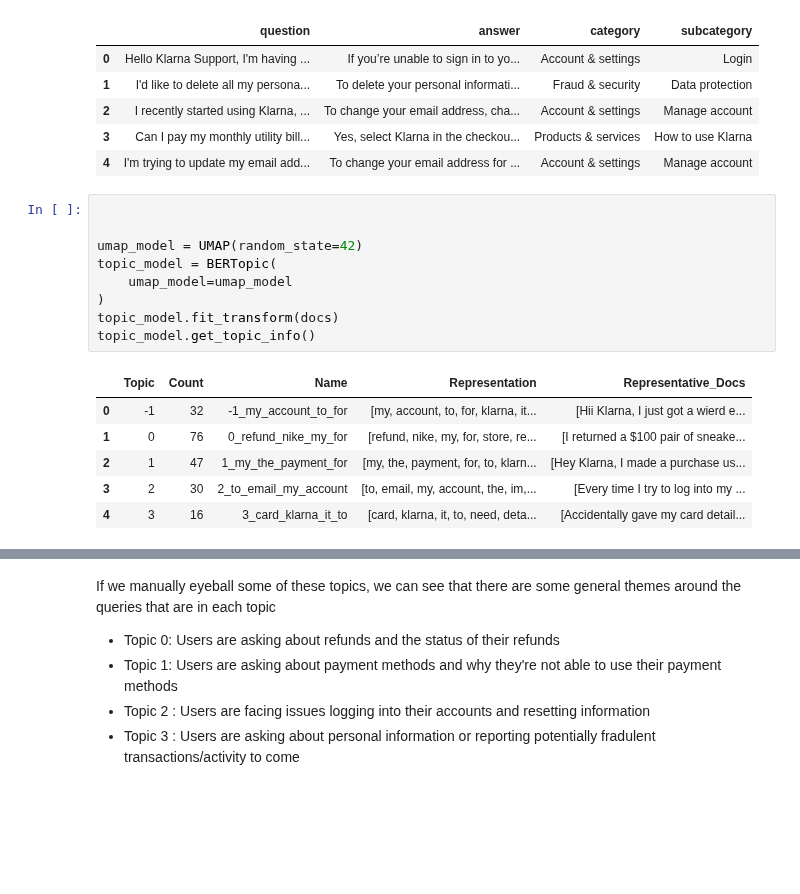
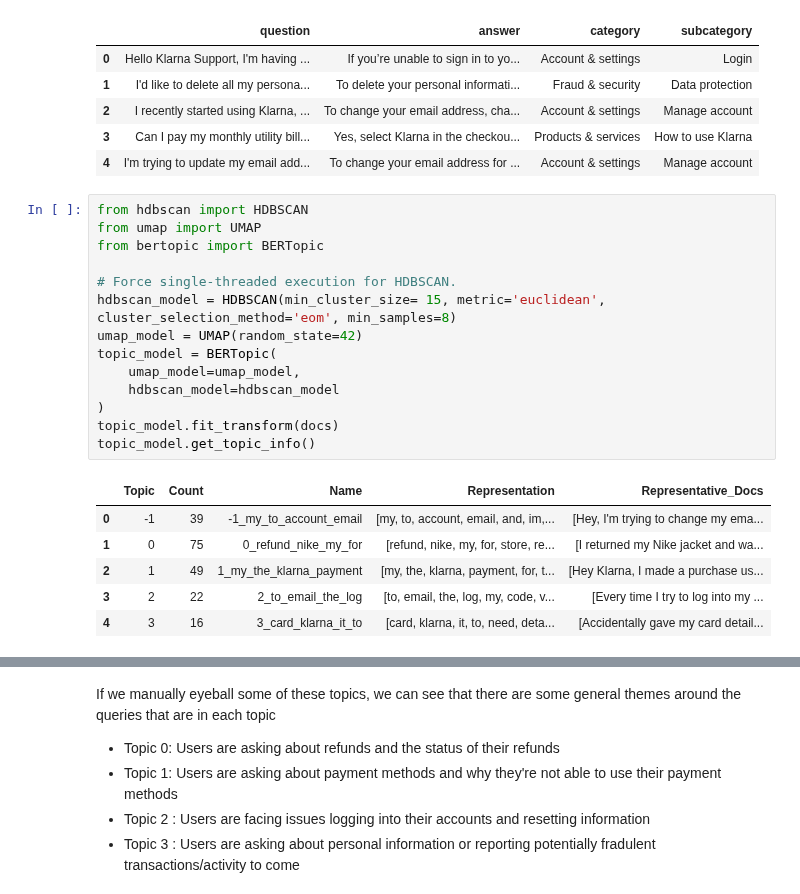
Before and after one commit to sanyaade-teachings/systematically-improving-rag, a Jupyter notebook: cohort_2/week4/2. Topic Modelling.ipynb, the cells around one changed output, grey strips where cells are left out. Cells and saved outputs as stored; diff of their text form; blank space fills up the shorter version.

Commit message:
fix: fixing the HDBScan model too so that the output is more deterministic

```diff
--- a/cohort_2/week4/2. Topic Modelling.ipynb
+++ b/cohort_2/week4/2. Topic Modelling.ipynb
@@ -74,20 +74,25 @@ df.head()
 | 3 | Can I pay my monthly utility bill... | Yes, select Klarna in the checkou... | Products & services | How to use Klarna |
 | 4 | I'm trying to update my email add... | To change your email address for ... | Account & settings | Manage account |
 # %%
+from hdbscan import HDBSCAN
+from umap import UMAP
+from bertopic import BERTopic
 
-
+# Force single-threaded execution for HDBSCAN.
+hdbscan_model = HDBSCAN(min_cluster_size= 15, metric='euclidean',  cluster_selection_method='eom', min_samples=8)
 umap_model = UMAP(random_state=42)
 topic_model = BERTopic(
-    umap_model=umap_model
+    umap_model=umap_model,
+    hdbscan_model=hdbscan_model
 )
 topic_model.fit_transform(docs)
 topic_model.get_topic_info()
 # %% [output]
 |  | Topic | Count | Name | Representation | Representative_Docs |
-| 0 | -1 | 32 | -1_my_account_to_for | [my, account, to, for, klarna, it... | [Hii Klarna, I just got a wierd e... |
-| 1 | 0 | 76 | 0_refund_nike_my_for | [refund, nike, my, for, store, re... | [I returned a $100 pair of sneake... |
-| 2 | 1 | 47 | 1_my_the_payment_for | [my, the, payment, for, to, klarn... | [Hey Klarna, I made a purchase us... |
-| 3 | 2 | 30 | 2_to_email_my_account | [to, email, my, account, the, im,... | [Every time I try to log into my ... |
+| 0 | -1 | 39 | -1_my_to_account_email | [my, to, account, email, and, im,... | [Hey, I'm trying to change my ema... |
+| 1 | 0 | 75 | 0_refund_nike_my_for | [refund, nike, my, for, store, re... | [I returned my Nike jacket and wa... |
+| 2 | 1 | 49 | 1_my_the_klarna_payment | [my, the, klarna, payment, for, t... | [Hey Klarna, I made a purchase us... |
+| 3 | 2 | 22 | 2_to_email_the_log | [to, email, the, log, my, code, v... | [Every time I try to log into my ... |
 | 4 | 3 | 16 | 3_card_klarna_it_to | [card, klarna, it, to, need, deta... | [Accidentally gave my card detail... |
 # %%
 for topic in topic_model.get_topic_info()["Topic"].tolist():
```
Also changed, not shown: parts of 10 cells of this notebook.
